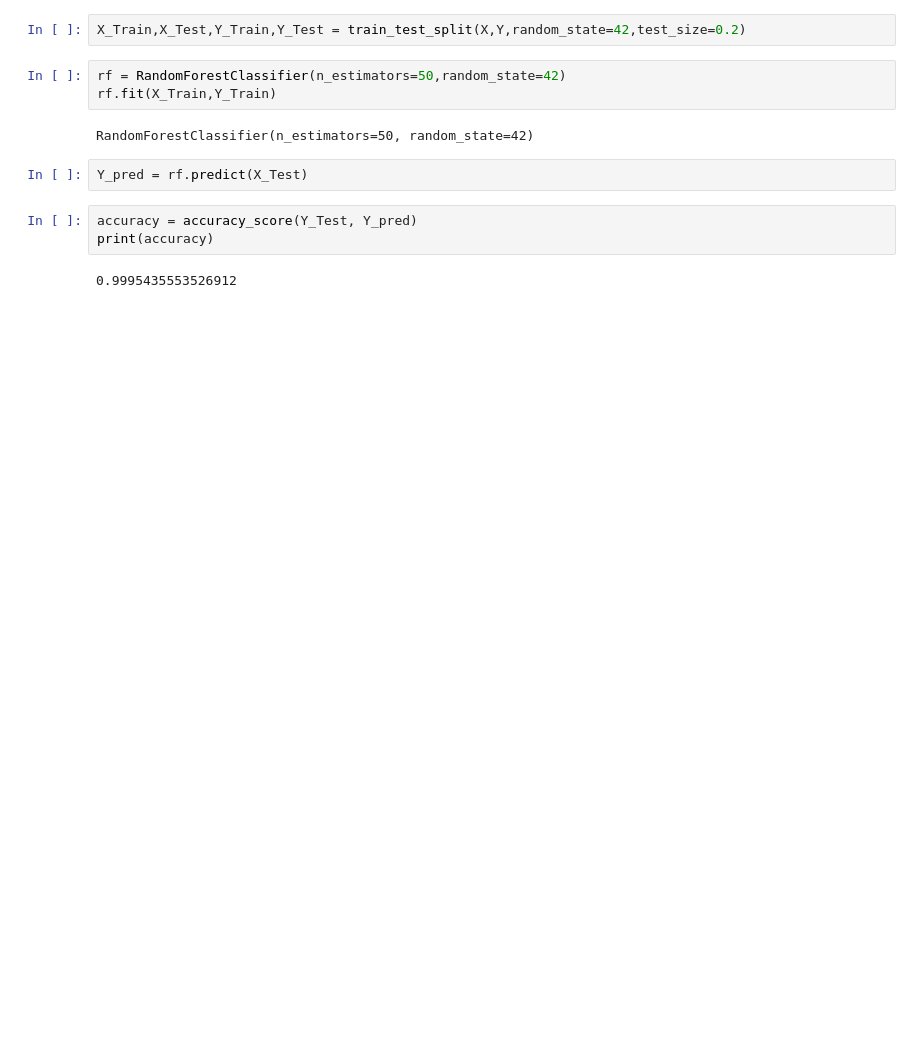
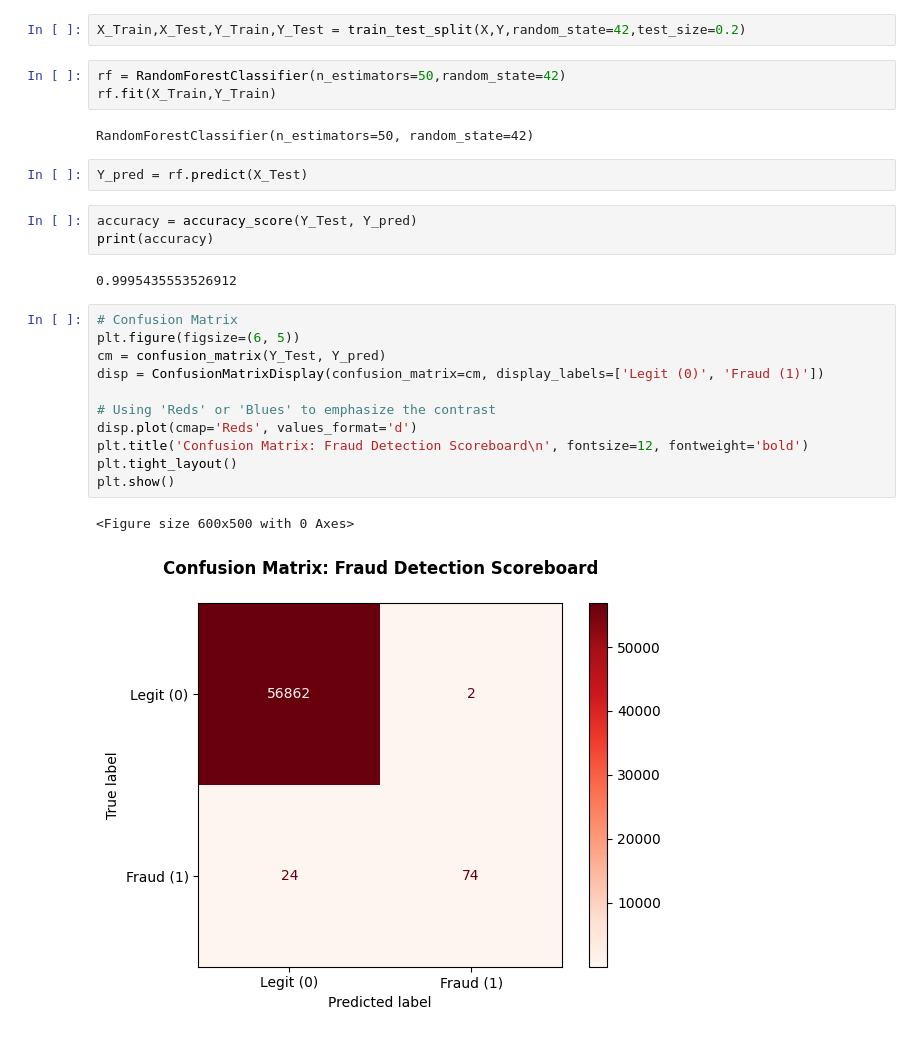
Before and after one commit to ashutoshpathak18/Credit-Card-Fraud-Detector, a Jupyter notebook: notebook/Credit_card_fraud.ipynb, the cells around one changed output. Cells and saved outputs as stored; diff of their text form; blank space fills up the shorter version.

```diff
--- a/notebook/Credit_card_fraud.ipynb
+++ b/notebook/Credit_card_fraud.ipynb
@@ -42,3 +42,17 @@ accuracy = accuracy_score(Y_Test, Y_pred)
 print(accuracy)
 # %% [output]
 0.9995435553526912
+# %%
+# Confusion Matrix
+plt.figure(figsize=(6, 5))
+cm = confusion_matrix(Y_Test, Y_pred)
+disp = ConfusionMatrixDisplay(confusion_matrix=cm, display_labels=['Legit (0)', 'Fraud (1)'])
+
+# Using 'Reds' or 'Blues' to emphasize the contrast
+disp.plot(cmap='Reds', values_format='d')
+plt.title('Confusion Matrix: Fraud Detection Scoreboard\n', fontsize=12, fontweight='bold')
+plt.tight_layout()
+plt.show()
+# %% [output]
+<Figure size 600x500 with 0 Axes>
+[figure, added]
```
Also changed, not shown: parts of 2 cells of this notebook.
